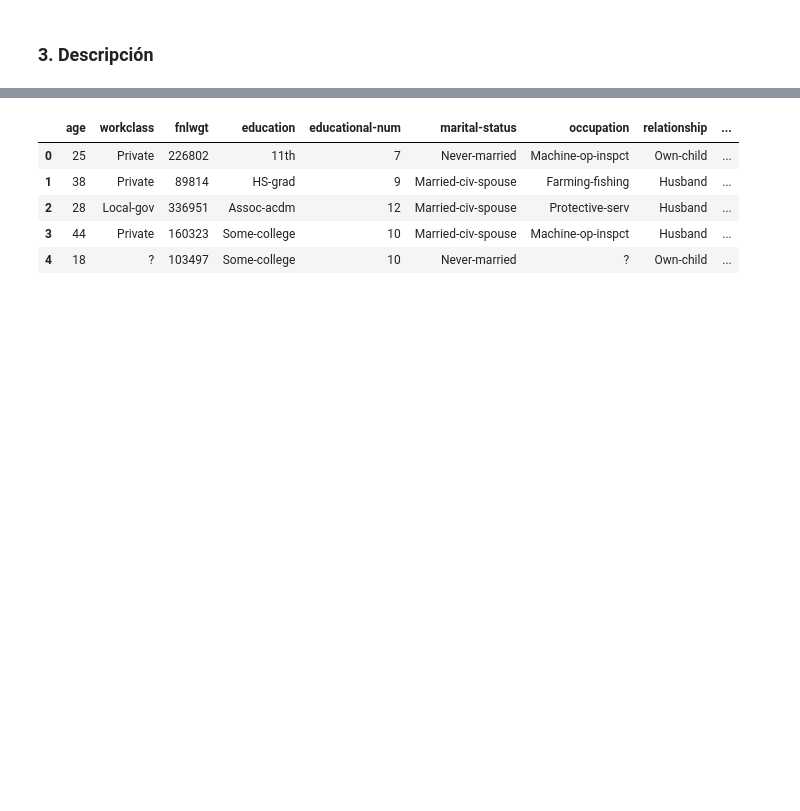
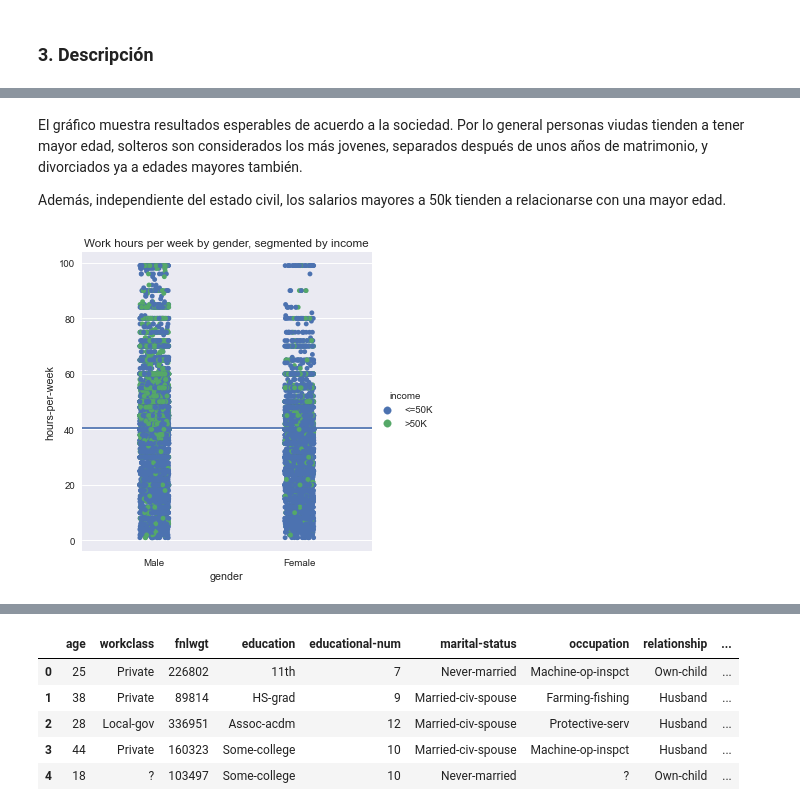
Before and after one commit to oportusgonzalo/data-science-desafio-latam, a Jupyter notebook: data-science-fundamentals/prueba/enunciado_1.ipynb, the cells around one changed output, grey strips where cells are left out. Cells and saved outputs as stored; diff of their text form; code cells hidden in the pictures; blank space fills up the shorter version.

```diff
--- a/data-science-fundamentals/prueba/enunciado_1.ipynb
+++ b/data-science-fundamentals/prueba/enunciado_1.ipynb
@@ -110,0 +138,13 @@ df = pd.read_csv('income-db.csv')
+# %% [markdown]
+El gráfico muestra resultados esperables de acuerdo a la sociedad. Por lo general personas viudas tienden a tener mayor edad, solteros son considerados los más jovenes, separados después de unos años de matrimonio, y divorciados ya a edades mayores también.
+
+Además, independiente del estado civil, los salarios mayores a 50k tienden a relacionarse con una mayor edad.
+# %%
+# distribución de hombres y mujeres por país
+
+sns.catplot(x='gender', y='hours-per-week', hue='income', data=df)
+plt.axhline(df['hours-per-week'].mean())
+plt.title('Work hours per week by gender, segmented by income')
+plt.show()
+# %% [output]
+[figure, added]
```
Also changed, not shown: parts of 13 cells of this notebook.
